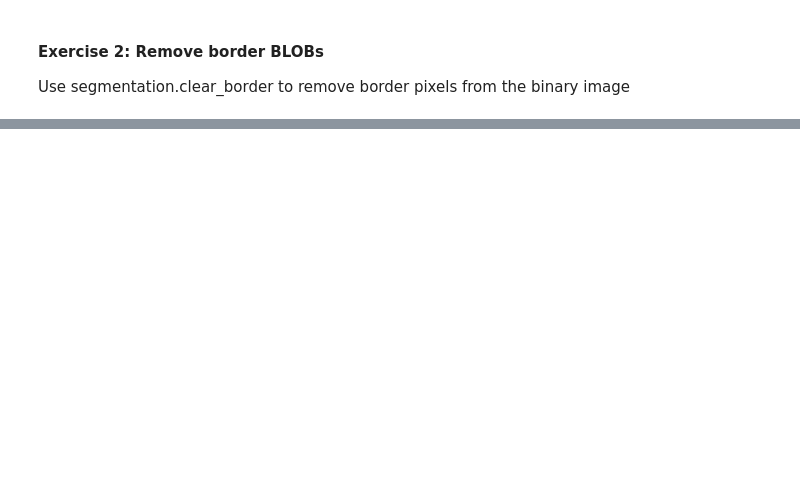
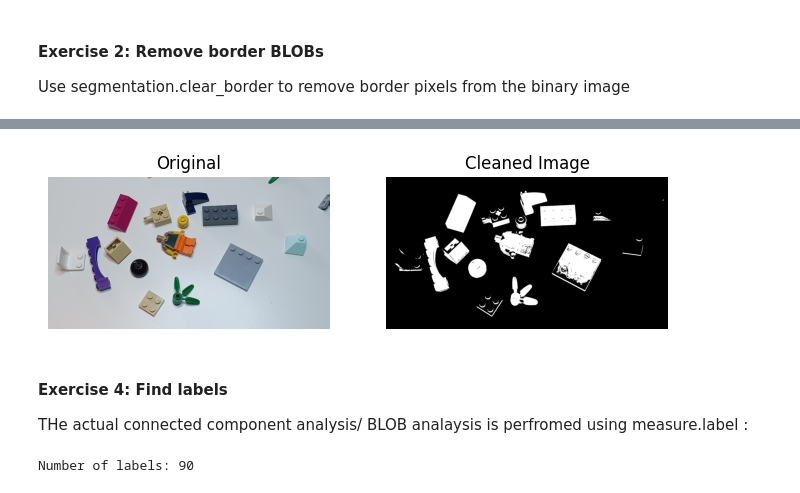
Before and after one commit to Bochoxic/Image-Analisis-Course-DTU, a Jupyter notebook: ex5-BLOBAnalysis/Exercise5.ipynb, the cells around one changed output, grey strips where cells are left out. Cells and saved outputs as stored; diff of their text form; code cells hidden in the pictures; blank space fills up the shorter version.

```diff
--- a/ex5-BLOBAnalysis/Exercise5.ipynb
+++ b/ex5-BLOBAnalysis/Exercise5.ipynb
@@ -58,0 +69,16 @@ Use segmentation.clear_border to remove border pixels from the binary image
+# %%
+opened = morphology.opening(cleared, morphology.disk(1))
+#closed = morphology.closing(opened, morphology.disk(10))
+show_comparison(img, opened, 'Cleaned Image')
+# %% [output]
+[figure, added]
+# %% [markdown]
+#### Exercise 4: Find labels
+
+THe actual connected component analysis/ BLOB analaysis is perfromed using measure.label :
+# %%
+label_img = measure.label(opened)
+n_labels = label_img.max()
+print(f"Number of labels: {n_labels}")
+# %% [output]
+Number of labels: 90
```
Also changed, not shown: parts of 41 cells of this notebook, 6 other files.
